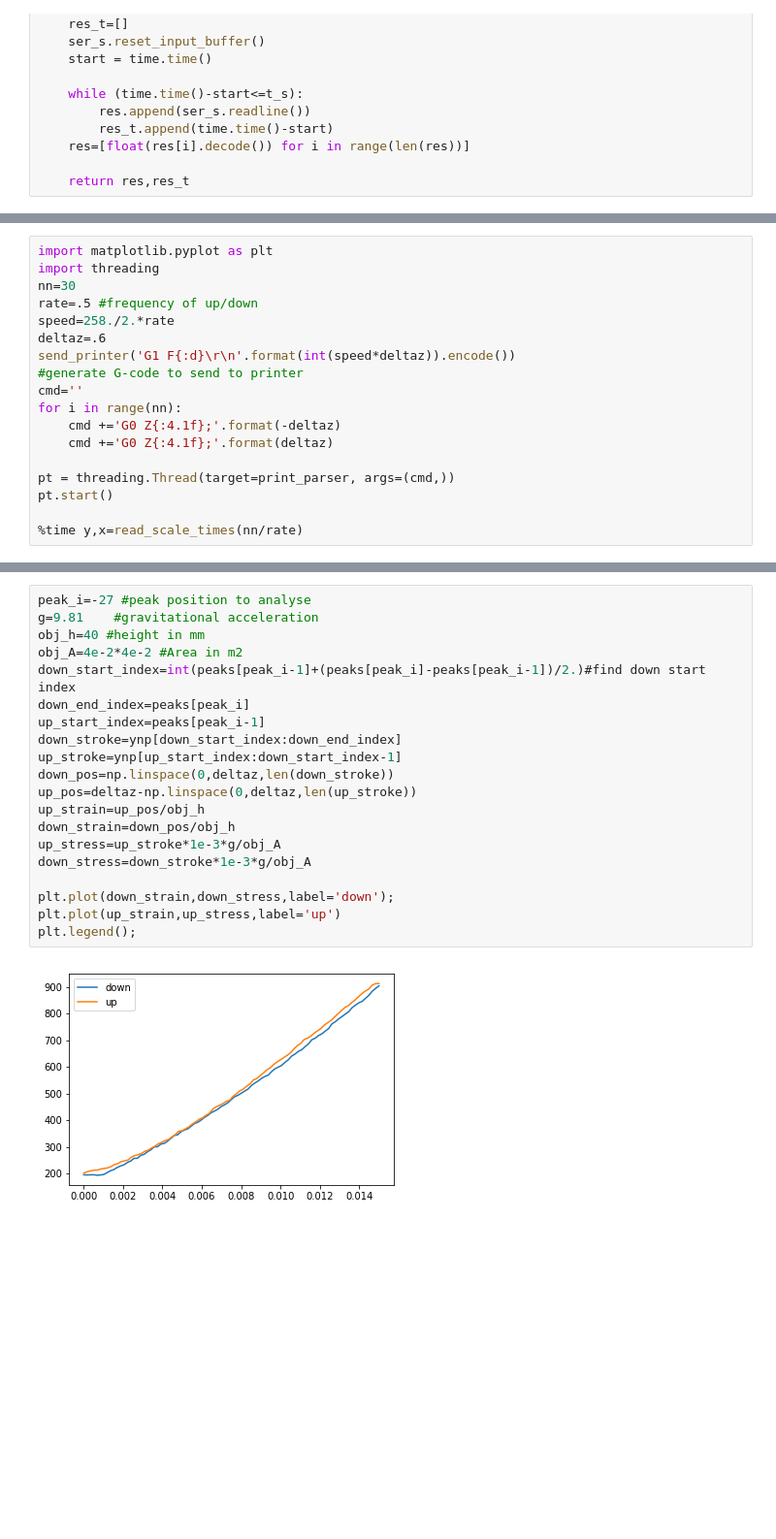
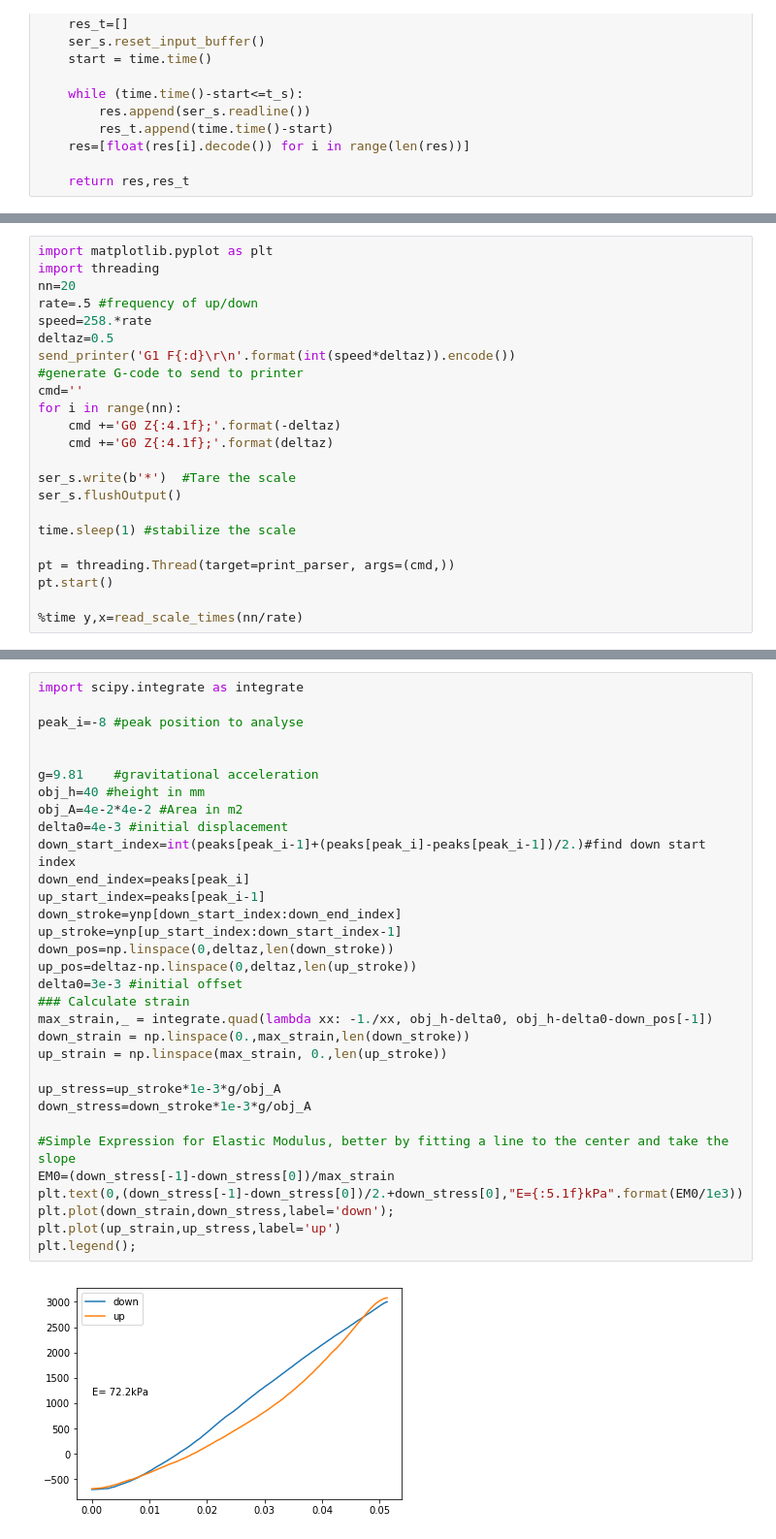
Before and after one commit to cdohl/elastic_scale, a Jupyter notebook: elast_control.ipynb, the cells around one changed output, grey strips where cells are left out. Shown at 97% size. Cells and saved outputs as stored; diff of their text form; blank space fills up the shorter version.

```diff
--- a/elast_control.ipynb
+++ b/elast_control.ipynb
@@ -85,10 +85,10 @@ send_printer(b'G91\r\n'); #relative positioning
 # %%
 import matplotlib.pyplot as plt
 import threading
-nn=30
+nn=20
 rate=.5 #frequency of up/down
-speed=258./2.*rate
-deltaz=.6
+speed=258.*rate
+deltaz=0.5
 send_printer('G1 F{:d}\r\n'.format(int(speed*deltaz)).encode())
 #generate G-code to send to printer
 cmd=''
@@ -96,6 +96,11 @@ for i in range(nn):
     cmd +='G0 Z{:4.1f};'.format(-deltaz)
     cmd +='G0 Z{:4.1f};'.format(deltaz)
 
+ser_s.write(b'*')  #Tare the scale
+ser_s.flushOutput()
+
+time.sleep(1) #stabilize the scale
+
 pt = threading.Thread(target=print_parser, args=(cmd,))
 pt.start()
 
@@ -116,22 +121,34 @@ for i in range(len(peaks)):
 # %%
-peak_i=-27 #peak position to analyse
+import scipy.integrate as integrate
+
+peak_i=-8 #peak position to analyse
+
+
 g=9.81    #gravitational acceleration
 obj_h=40 #height in mm
 obj_A=4e-2*4e-2 #Area in m2
+delta0=4e-3 #initial displacement
 down_start_index=int(peaks[peak_i-1]+(peaks[peak_i]-peaks[peak_i-1])/2.)#find down start index
 down_end_index=peaks[peak_i]
 up_start_index=peaks[peak_i-1]
 down_stroke=ynp[down_start_index:down_end_index]
 up_stroke=ynp[up_start_index:down_start_index-1]
 down_pos=np.linspace(0,deltaz,len(down_stroke))
 up_pos=deltaz-np.linspace(0,deltaz,len(up_stroke))
-up_strain=up_pos/obj_h
-down_strain=down_pos/obj_h
+delta0=3e-3 #initial offset
+### Calculate strain
+max_strain,_ = integrate.quad(lambda xx: -1./xx, obj_h-delta0, obj_h-delta0-down_pos[-1])
+down_strain = np.linspace(0.,max_strain,len(down_stroke))
+up_strain = np.linspace(max_strain, 0.,len(up_stroke))
+
 up_stress=up_stroke*1e-3*g/obj_A
 down_stress=down_stroke*1e-3*g/obj_A
 
+#Simple Expression for Elastic Modulus, better by fitting a line to the center and take the slope
+EM0=(down_stress[-1]-down_stress[0])/max_strain
+plt.text(0,(down_stress[-1]-down_stress[0])/2.+down_stress[0],"E={:5.1f}kPa".format(EM0/1e3))
 plt.plot(down_strain,down_stress,label='down');
 plt.plot(up_strain,up_stress,label='up')
 plt.legend();
 # %% [output]
-[figure, old version]
+[figure, new version]
```
Also changed, not shown: parts of 7 cells of this notebook, 1 other file.
